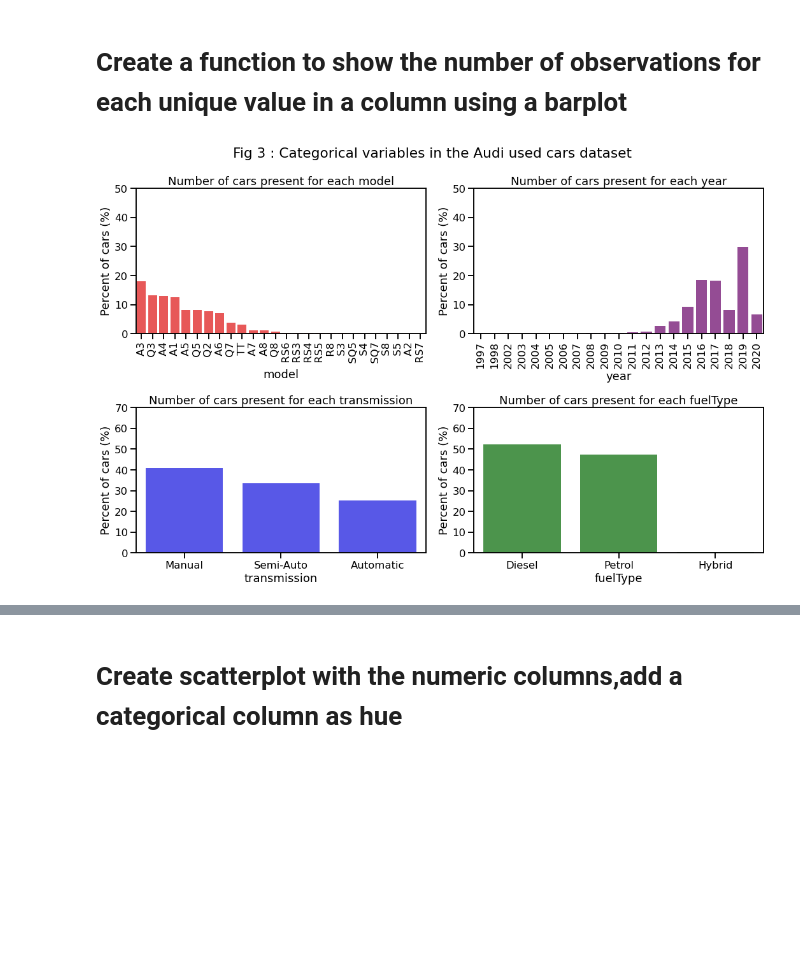
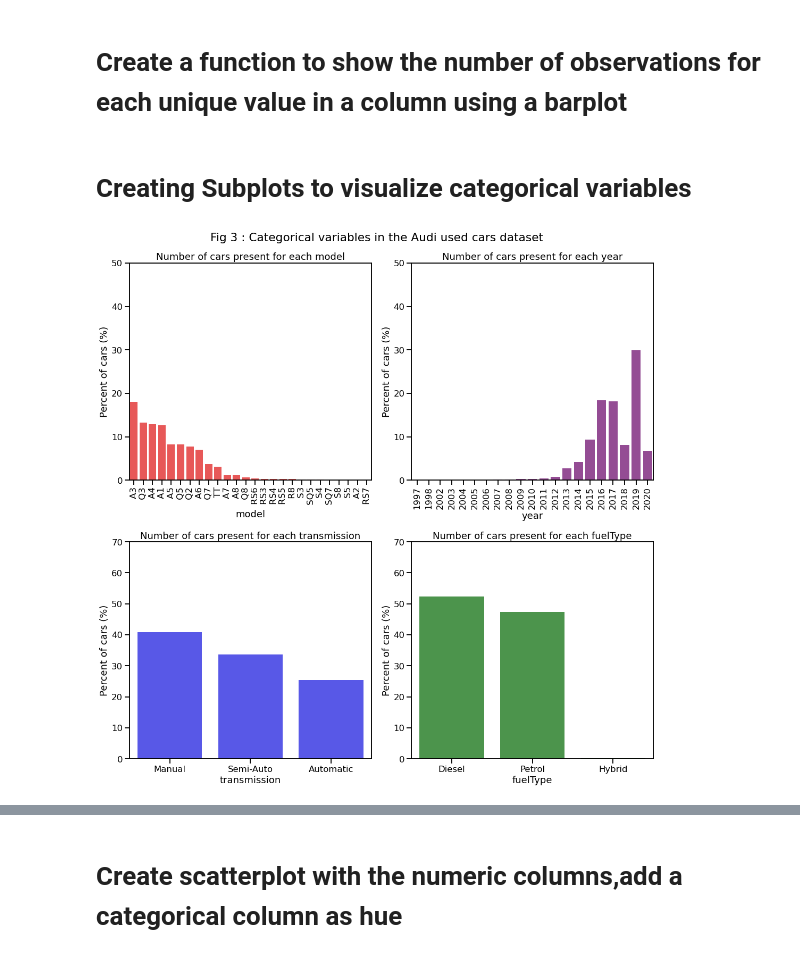
Before and after one commit to Israt055/audi_used_car_analysis-, a Jupyter notebook: audi_used_car_EDA.ipynb, the cells around one changed output, grey strips where cells are left out. Saved outputs shown, nothing was run; the diff lists cells and outputs as text; code cells hidden in the pictures; blank space fills up the shorter version.

```diff
--- a/audi_used_car_EDA.ipynb
+++ b/audi_used_car_EDA.ipynb
@@ -363,33 +417,36 @@ def barplot(data, column_x, color, rotation, yticks):
 
     # provide a range for the yticks
     plt.yticks(yticks)
+# %% [markdown]
+# Creating Subplots to visualize categorical variables
 # %%
-plt.figure(figsize=(15,10))
+plt.figure(figsize=(15,15))
+sns.set_context("talk")
 
 # row 1, column 1
 plt.subplot(2,2,1)
 barplot(model_count, 'model', 'red', 90, np.arange(0,51,10))
 
 # row 1, column 2
 plt.subplot(2,2,2)
 barplot(year_count, 'year', 'purple', 90, np.arange(0,51,10))
 
 # row 2, column 1
 plt.subplot(2,2,3)
 barplot(transmission_count, 'transmission', 'blue', 0, np.arange(0,71,10))
 
 # row 2, column 2
 plt.subplot(2,2,4)
 barplot(fuelType_count, 'fuelType', 'green', 0, np.arange(0,71,10))
 
 # write the title for all the plots
 plt.suptitle("Fig 3 : Categorical variables in the Audi used cars dataset")
 
 # keep the individual plots separate from each other
 plt.tight_layout()
 
 # display the plots
 plt.show()
 # %% [output]
-[figure, old version]
+[figure, new version]
 # %% [markdown]
```
Also changed, not shown: parts of 16 cells of this notebook.
